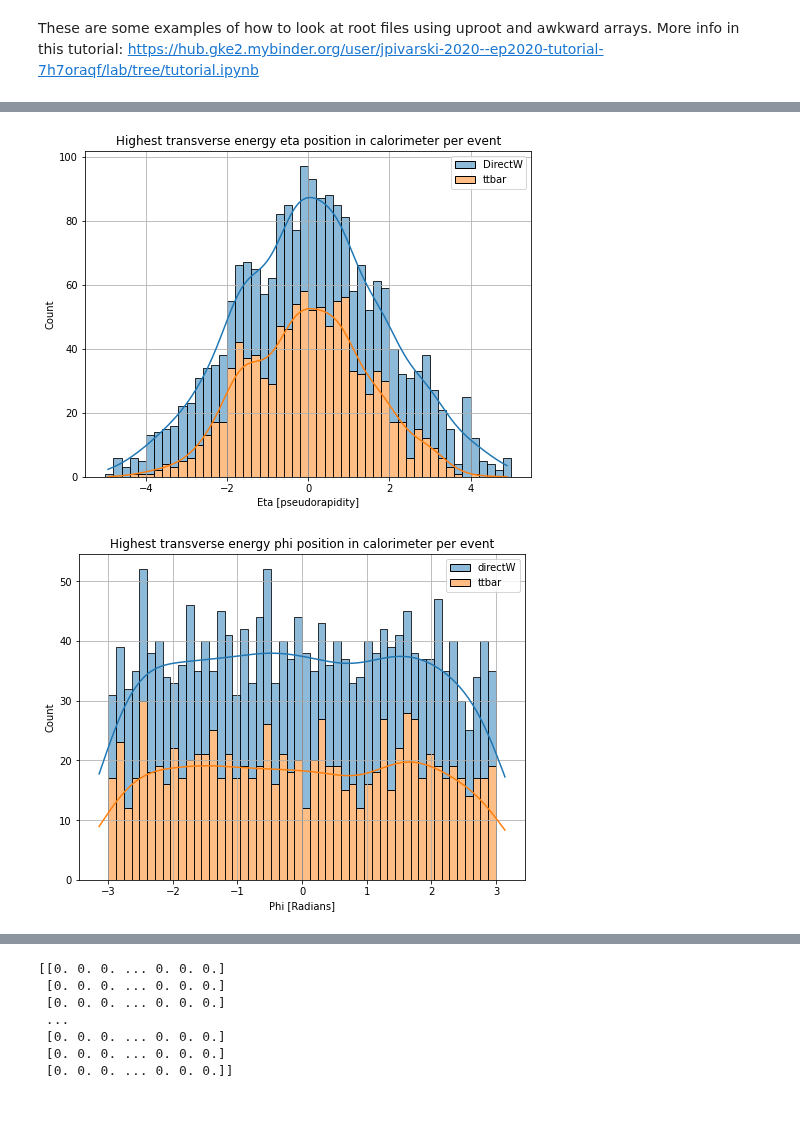
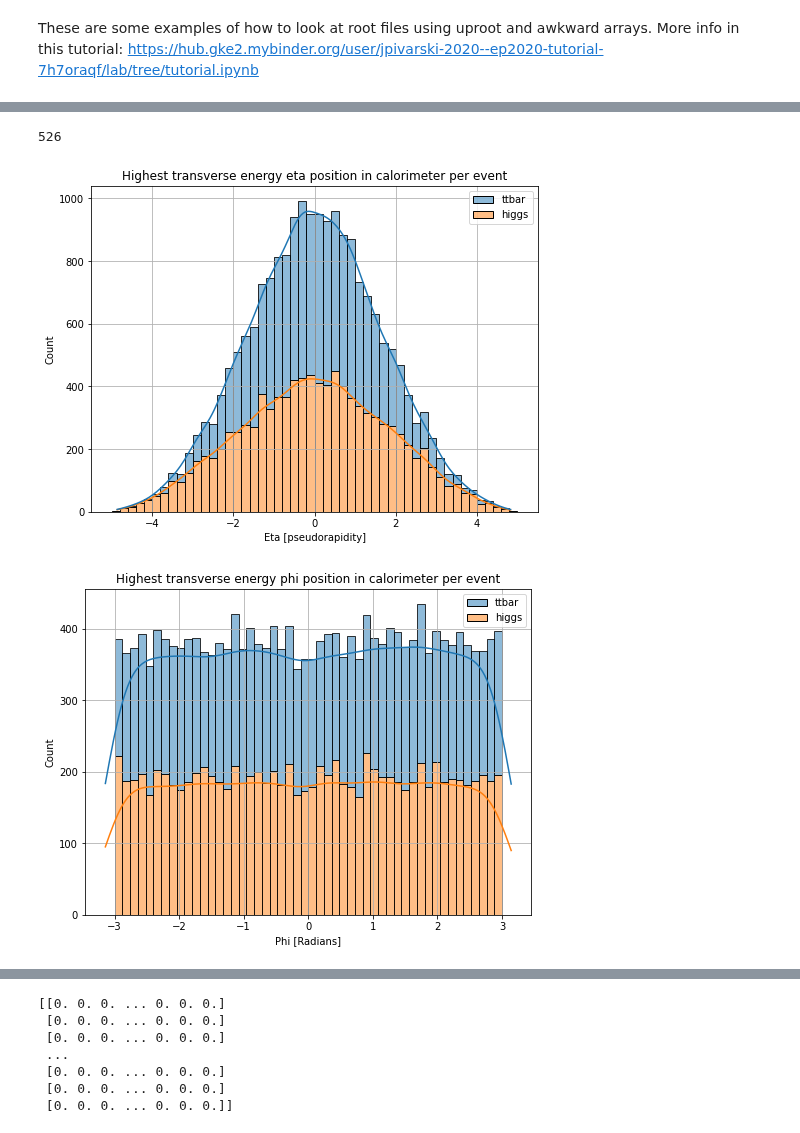
Before and after one commit to choisant/imcalML, a Jupyter notebook: notebooks/analyze_delphes_file.ipynb, the cells around one changed output, grey strips where cells are left out. Cells and saved outputs as stored; diff of their text form; code cells hidden in the pictures.

Commit message:
added visualisation and generalised root analysis.

```diff
--- a/notebooks/analyze_delphes_file.ipynb
+++ b/notebooks/analyze_delphes_file.ipynb
@@ -75,13 +80,10 @@ def load_data(rootfile:str, branch:str, keys:list):
 
 
 #look(data_path)
-ttbar_clusters = load_data(ttbar_data_path, "Tower",
+clusters = [load_data(path, "Tower",
                         ["Tower.ET", "Tower.Eta", "Tower.Phi", "Tower.Eem", "Tower.Ehad"])
-directW_clusters = load_data(directW_data_path, "Tower",
-                            ["Tower.ET", "Tower.Eta", "Tower.Phi", "Tower.Eem", "Tower.Ehad"])
-#print(ak.to_list(clusters[0]))
-max_hits = np.max([len(item) for item in ttbar_clusters["ET"]])
-print(max_hits)
-ttbar_clusters = ak.pad_none(ttbar_clusters, max_hits, axis=-1)
-directW_clusters = ak.pad_none(directW_clusters, max_hits, axis=-1)
+                        for path in data_paths]
+#directW_clusters = load_data(directW_data_path, "Tower",
+#                            ["Tower.ET", "Tower.Eta", "Tower.Phi", "Tower.Eem", "Tower.Ehad"])
+print(len(item[0]) for item in clusters)
 # %% [output]
@@ -104,38 +91,45 @@ ax.grid(visible=None)
+# %%
+
+max_hits = np.max([np.max([len(event) for event in item["ET"]]) for item in clusters])
+print(max_hits)
+clusters = [ak.pad_none(item, max_hits, axis=-1) for item in clusters]
+# %% [output]
+526
 # %%
 #clusters["EZ"] = clusters["ET"]*np.sinh(clusters["Eta"])
 #clusters["EX"] = clusters["ET"]*np.cos(clusters["Phi"])
 #clusters["EY"] = clusters["ET"]*np.sin(clusters["Phi"])
 # %%
 #Extracting data for plotting
-ttbar_largest_ET = ak.argmax(ttbar_clusters.ET, axis=-1, keepdims=True)
-ttbar_eta = ak.to_list(ak.flatten(ttbar_clusters.Eta[ttbar_largest_ET]))
-ttbar_phi = ak.to_list(ak.flatten(ttbar_clusters.Phi[ttbar_largest_ET]))
-ttbar_ET = ak.to_list(ak.flatten(ttbar_clusters.ET[ttbar_largest_ET]))
 
-directW_largest_ET = ak.argmax(directW_clusters.ET, axis=-1, keepdims=True)
-directW_eta = ak.to_list(ak.flatten(directW_clusters.Eta[directW_largest_ET]))
-directW_phi = ak.to_list(ak.flatten(directW_clusters.Phi[directW_largest_ET]))
-directW_ET = ak.to_list(ak.flatten(directW_clusters.ET[directW_largest_ET]))
+def get_values(item, key):
+    largest_ET = ak.argmax(item.ET, axis=-1, keepdims=True)
+    values = ak.to_list(ak.flatten(item[key][largest_ET]))
+    return values
+
+eta = [get_values(item, "Eta") for item in clusters]
+phi = [get_values(item, "Phi") for item in clusters]
+ET = [get_values(item, "ET") for item in clusters]
 # %%
 #Eta distribution
 fig, ax = plt.subplots(figsize=(8,6))
-sn.histplot({"DirectW": directW_eta, "ttbar": ttbar_eta}, ax = ax, bins=50, binrange=[-5,5], kde=True, multiple="stack", stat="count")
+sn.histplot({labels[0]: eta[0], labels[1]: eta[1]}, ax = ax, bins=50, binrange=[-5,5], kde=True, multiple="stack", stat="count")
 ax.set_title("Highest transverse energy eta position in calorimeter per event")
 ax.set_xlabel("Eta [pseudorapidity]")
 #ax.set_yscale('log')
 ax.grid(visible=None)
 # %% [output]
-[figure, old version]
+[figure, new version]
 # %%
 #Phi distribution, should be uniform
 fig, ax = plt.subplots(figsize=(8,6))
-sn.histplot({"directW": directW_phi, "ttbar": ttbar_phi}, ax = ax, bins=50, binrange=[-3,3], kde=True, multiple="stack", stat="count")
+sn.histplot({labels[0]: phi[0], labels[1]: phi[1]}, ax = ax, bins=50, binrange=[-3,3], kde=True, multiple="stack", stat="count")
 ax.set_title("Highest transverse energy phi position in calorimeter per event")
 ax.set_xlabel("Phi [Radians]")
 #ax.set_yscale('log')
 ax.grid(visible=None)
 # %% [output]
-[figure, old version]
+[figure, new version]
 # %%
 #Energy distribution
 fig, ax = plt.subplots(figsize=(8,6))
```
Also changed, not shown: parts of 13 cells of this notebook, 4 other files.
